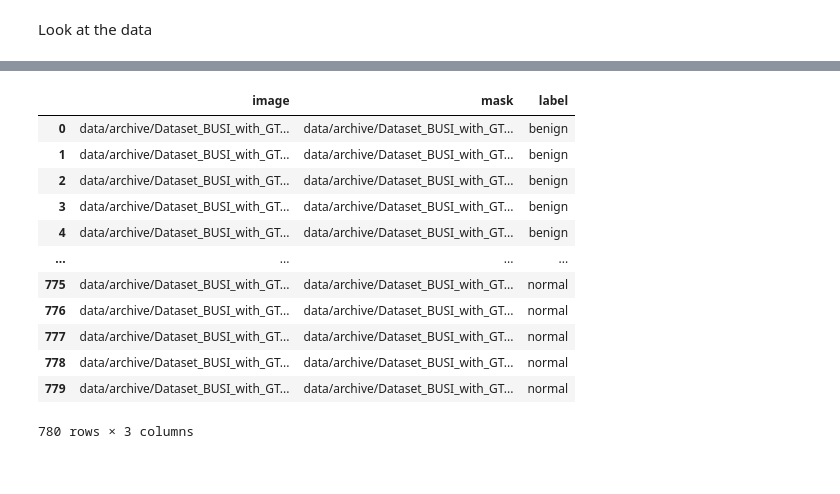
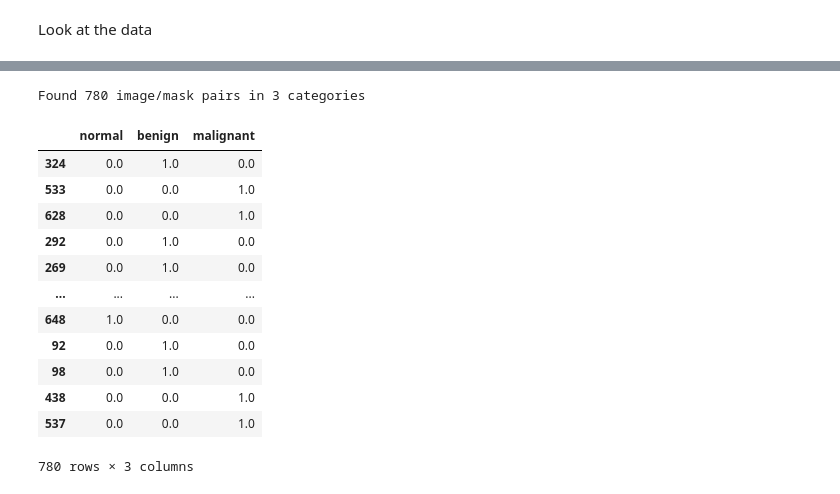
Before and after one commit to willpoulett/MUBA_pipeline, a Jupyter notebook: main.ipynb, the cells around one changed output, grey strips where cells are left out. Saved outputs shown, nothing was run; the diff lists cells and outputs as text; code cells hidden in the pictures.

```diff
--- a/main.ipynb
+++ b/main.ipynb
@@ -57,16 +46,0 @@ df = pd.DataFrame({'image':images,'mask':masks,'label':labels})
-# %%
-df
-# %% [output]
-|  | image | mask | label |
-| 0 | data/archive/Dataset_BUSI_with_GT... | data/archive/Dataset_BUSI_with_GT... | benign |
-| 1 | data/archive/Dataset_BUSI_with_GT... | data/archive/Dataset_BUSI_with_GT... | benign |
-| 2 | data/archive/Dataset_BUSI_with_GT... | data/archive/Dataset_BUSI_with_GT... | benign |
-| 3 | data/archive/Dataset_BUSI_with_GT... | data/archive/Dataset_BUSI_with_GT... | benign |
-| 4 | data/archive/Dataset_BUSI_with_GT... | data/archive/Dataset_BUSI_with_GT... | benign |
-| ... | ... | ... | ... |
-| 775 | data/archive/Dataset_BUSI_with_GT... | data/archive/Dataset_BUSI_with_GT... | normal |
-| 776 | data/archive/Dataset_BUSI_with_GT... | data/archive/Dataset_BUSI_with_GT... | normal |
-| 777 | data/archive/Dataset_BUSI_with_GT... | data/archive/Dataset_BUSI_with_GT... | normal |
-| 778 | data/archive/Dataset_BUSI_with_GT... | data/archive/Dataset_BUSI_with_GT... | normal |
-| 779 | data/archive/Dataset_BUSI_with_GT... | data/archive/Dataset_BUSI_with_GT... | normal |
-780 rows × 3 columns
@@ -77,0 +47,19 @@ test_labels = df_test["label"]
+# %%
+data_dir ="data/archive/Dataset_BUSI_with_GT"
+
+categories = ['benign','malignant','normal']
+
+images,masks,labels=create_data(data_dir,categories)
+
+id = [i for i in range(len(images))]
+
+normal_labels = []
+benign_labels = []
+malignant_labels = []
+
+for label in labels:
+    normal_labels.append(float(1) if label=="normal" else float(0))
+    benign_labels.append(float(1) if label=="benign" else float(0))
+    malignant_labels.append(float(1)if label=="malignant" else float(0))
+# %% [output]
+Found 780 image/mask pairs in 3 categories
@@ -77,0 +74,26 @@ test_labels = df_test["label"]
+# %%
+from sklearn.model_selection import train_test_split
+
+
+y = labels_df.sample(frac=1)
+display(y)
+x = images_df.loc[y.index].image.to_frame()
+
+# note that we are casting the species labels to an indicator/dummy matrix
+x_train, x_eval, y_train, y_eval = train_test_split(
+    x, y, stratify=y, test_size=0.25
+)
+# %% [output]
+|  | normal | benign | malignant |
+| 324 | 0.0 | 1.0 | 0.0 |
+| 533 | 0.0 | 0.0 | 1.0 |
+| 628 | 0.0 | 0.0 | 1.0 |
+| 292 | 0.0 | 1.0 | 0.0 |
+| 269 | 0.0 | 1.0 | 0.0 |
+| ... | ... | ... | ... |
+| 648 | 1.0 | 0.0 | 0.0 |
+| 92 | 0.0 | 1.0 | 0.0 |
+| 98 | 0.0 | 1.0 | 0.0 |
+| 438 | 0.0 | 0.0 | 1.0 |
+| 537 | 0.0 | 0.0 | 1.0 |
+780 rows × 3 columns
```
Also changed, not shown: parts of 27 cells of this notebook.
